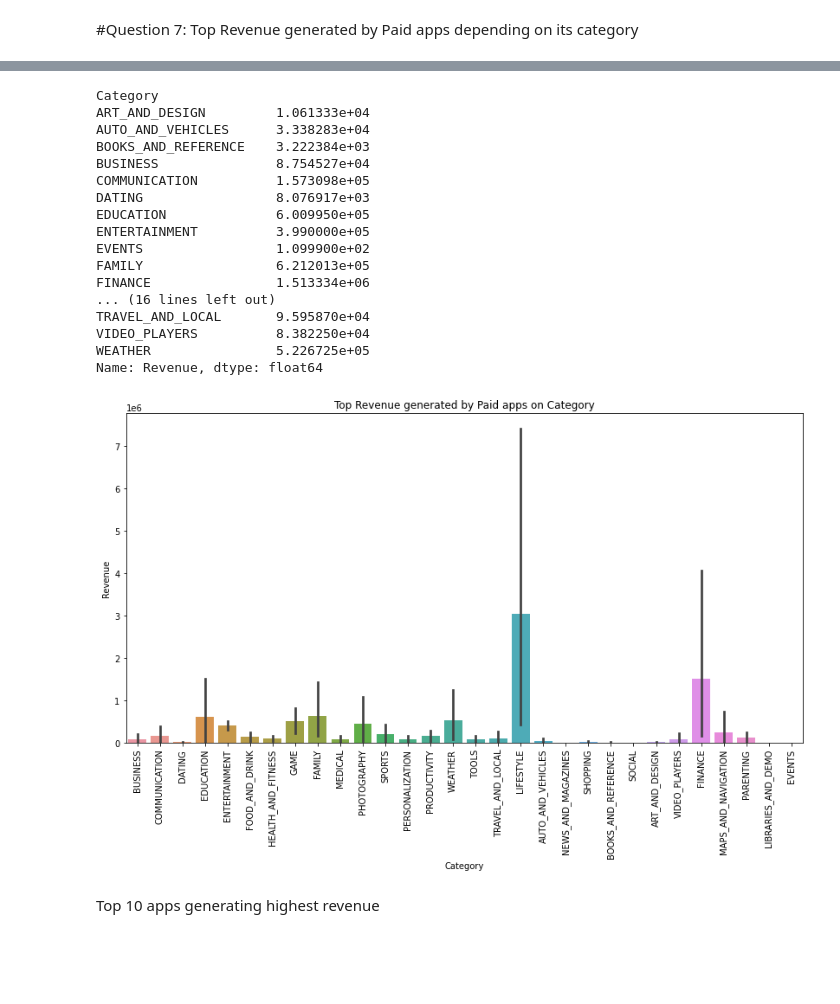
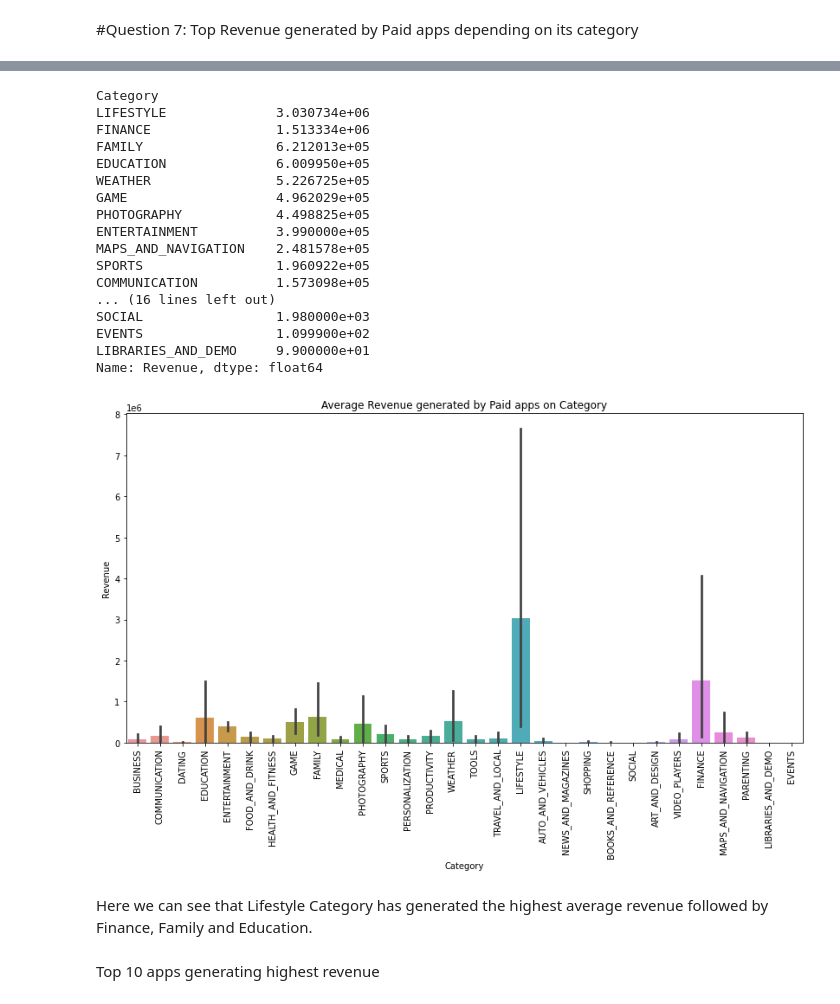
Before and after one commit to asadalam1/Practice-, a Jupyter notebook: Original_Play_Store_App_Review_Analysis_Capstone_Project.ipynb, the cells around one changed output, grey strips where cells are left out. Cells and saved outputs as stored; diff of their text form; code cells hidden in the pictures; blank space fills up the shorter version.

```diff
--- a/Original_Play_Store_App_Review_Analysis_Capstone_Project.ipynb
+++ b/Original_Play_Store_App_Review_Analysis_Capstone_Project.ipynb
@@ -839,33 +812,35 @@ See the caveats in the documentation: https://pandas.pydata.org/pandas-docs/stab
 # %%
-paid_apps_df.groupby('Category')['Revenue'].mean()
+paid_apps_df.groupby('Category')['Revenue'].mean().sort_values(ascending=False)
 # %% [output]
 Category
-ART_AND_DESIGN         1.061333e+04
-AUTO_AND_VEHICLES      3.338283e+04
-BOOKS_AND_REFERENCE    3.222384e+03
-BUSINESS               8.754527e+04
+LIFESTYLE              3.030734e+06
+FINANCE                1.513334e+06
+FAMILY                 6.212013e+05
+EDUCATION              6.009950e+05
+WEATHER                5.226725e+05
+GAME                   4.962029e+05
+PHOTOGRAPHY            4.498825e+05
+ENTERTAINMENT          3.990000e+05
+MAPS_AND_NAVIGATION    2.481578e+05
+SPORTS                 1.960922e+05
 COMMUNICATION          1.573098e+05
-DATING                 8.076917e+03
-EDUCATION              6.009950e+05
-ENTERTAINMENT          3.990000e+05
+... (16 lines left out)
+SOCIAL                 1.980000e+03
 EVENTS                 1.099900e+02
-FAMILY                 6.212013e+05
-FINANCE                1.513334e+06
-... (16 lines left out)
-TRAVEL_AND_LOCAL       9.595870e+04
-VIDEO_PLAYERS          8.382250e+04
-WEATHER                5.226725e+05
+LIBRARIES_AND_DEMO     9.900000e+01
 Name: Revenue, dtype: float64
 # %%
 plt.figure(figsize=(14,7))
 plt.xticks(rotation=90)
 plt.xlabel("Category")
 plt.ylabel("Revenue")   #in million 1e6
-plt.title("Top Revenue generated by Paid apps on Category")
+plt.title("Average Revenue generated by Paid apps on Category")
 sns.barplot(paid_apps_df.Category, paid_apps_df.Revenue)
 plt.show()
 # %% [output]
-[figure, old version]
+[figure, new version]
+# %% [markdown]
+Here we can see that Lifestyle Category has generated the highest average revenue followed by Finance, Family and Education.
 # %% [markdown]
 Top 10 apps generating highest revenue
 # %%
```
Also changed, not shown: parts of 8 cells of this notebook.
